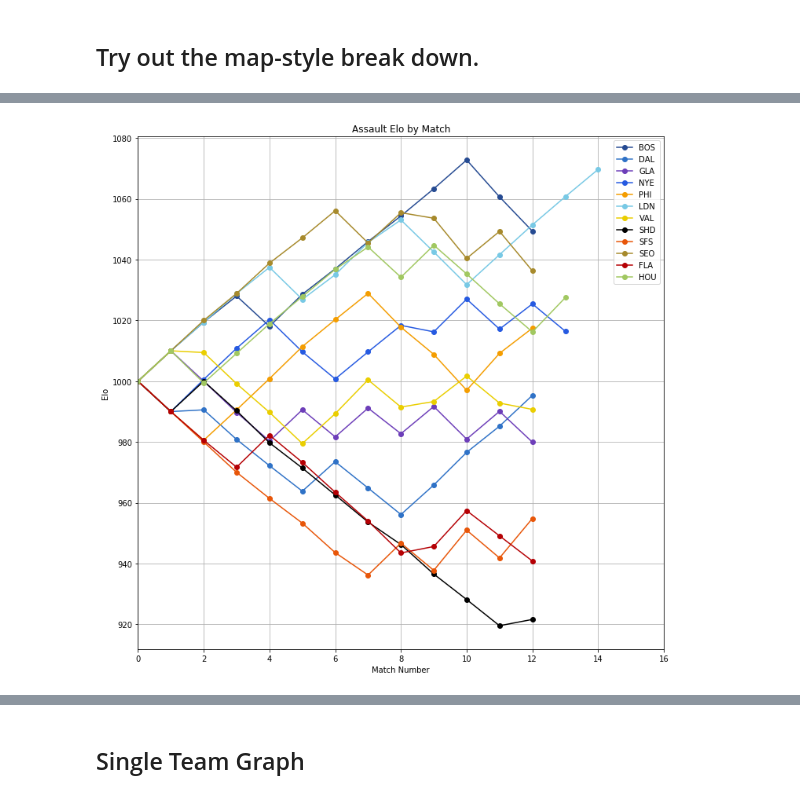
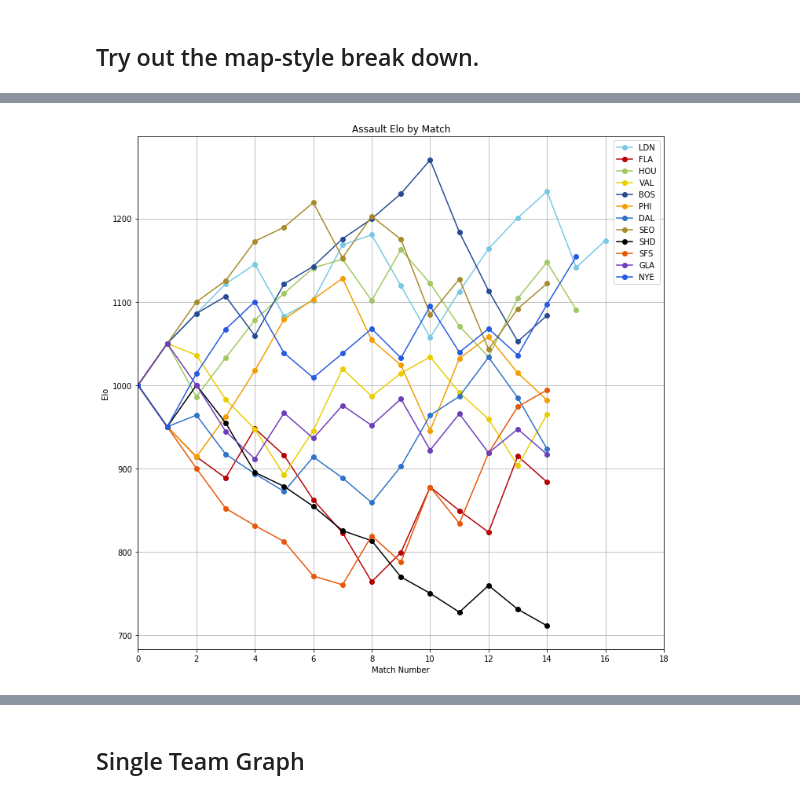
Before and after one commit to ccastleberry/OWL, a Jupyter notebook: ELO Analysis/ELOTools Test.ipynb, the cells around one changed output, grey strips where cells are left out. Cells and saved outputs as stored; diff of their text form; code cells hidden in the pictures.

```diff
--- a/ELO Analysis/ELOTools Test.ipynb
+++ b/ELO Analysis/ELOTools Test.ipynb
@@ -189,9 +190,9 @@ HOU: 985.1061773501526
 # %%
 Assault_df = main_df[main_df['Map Type'] == 'Assault']
-Assault_elo = et.compute_elo_table(Assault_df)
+Assault_elo = et.compute_elo_table(Assault_df, K=100)
 ev.plot_elo_by_match(Assault_elo, title="Assault Elo by Match")
 # %% [output]
-[figure, old version]
+[figure, new version]
 # %%
 for team in team_list:
     print("{}: {}".format(team, et.get_current_elo(Assault_elo, team, "2018-02-01")))
```
Also changed, not shown: parts of 25 cells of this notebook, 7 other files.
